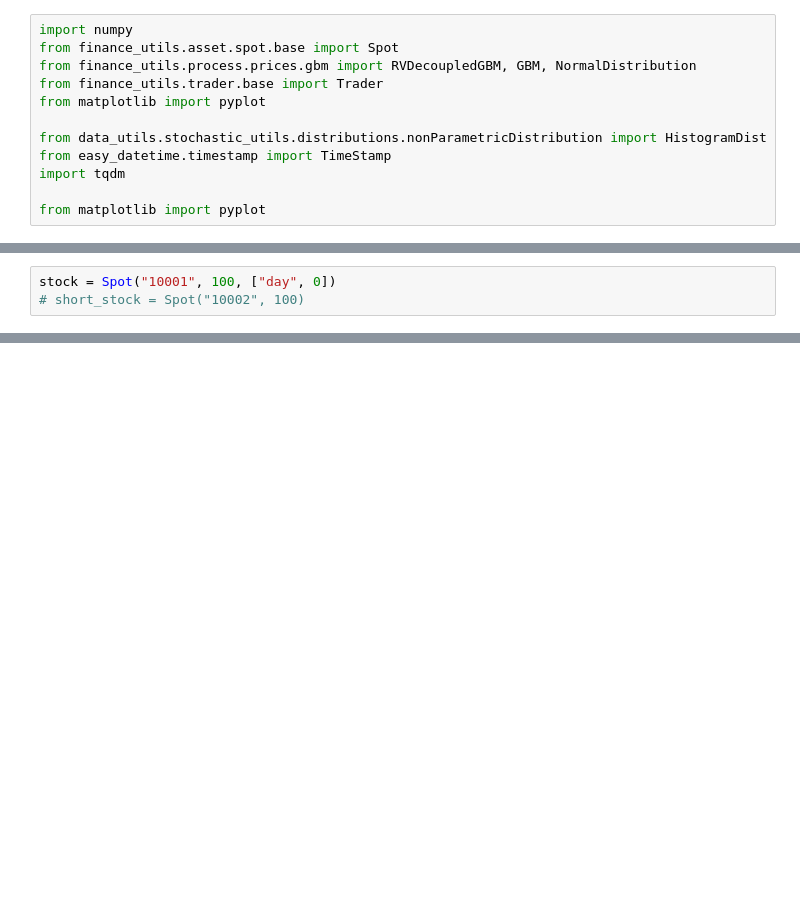
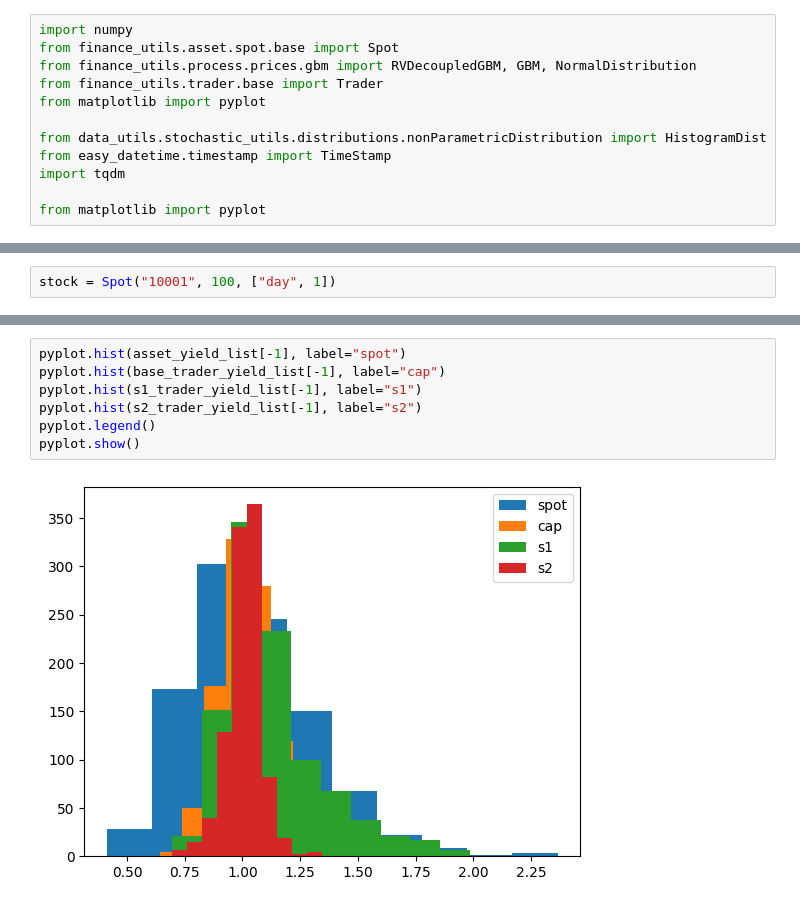
Before and after one commit to Sy-Sang/finance_utils, a Jupyter notebook: finance_utils/asset/spot/nb/nb2.ipynb, the cells around one changed output, grey strips where cells are left out. Cells and saved outputs as stored; diff of their text form; blank space fills up the shorter version.

```diff
--- a/finance_utils/asset/spot/nb/nb2.ipynb
+++ b/finance_utils/asset/spot/nb/nb2.ipynb
@@ -15,4 +17,3 @@ base_trader = Trader("trader", 20000 * 12, "2000-1-1")
 # %%
-stock = Spot("10001", 100, ["day", 0])
-# short_stock = Spot("10002", 100)
+stock = Spot("10001", 100, ["day", 1])
 # %%
@@ -45,0 +135,9 @@ pyplot.show()
+# %%
+pyplot.hist(asset_yield_list[-1], label="spot")
+pyplot.hist(base_trader_yield_list[-1], label="cap")
+pyplot.hist(s1_trader_yield_list[-1], label="s1")
+pyplot.hist(s2_trader_yield_list[-1], label="s2")
+pyplot.legend()
+pyplot.show()
+# %% [output]
+[figure, added]
```
Also changed, not shown: parts of 8 cells of this notebook, 5 other files.
